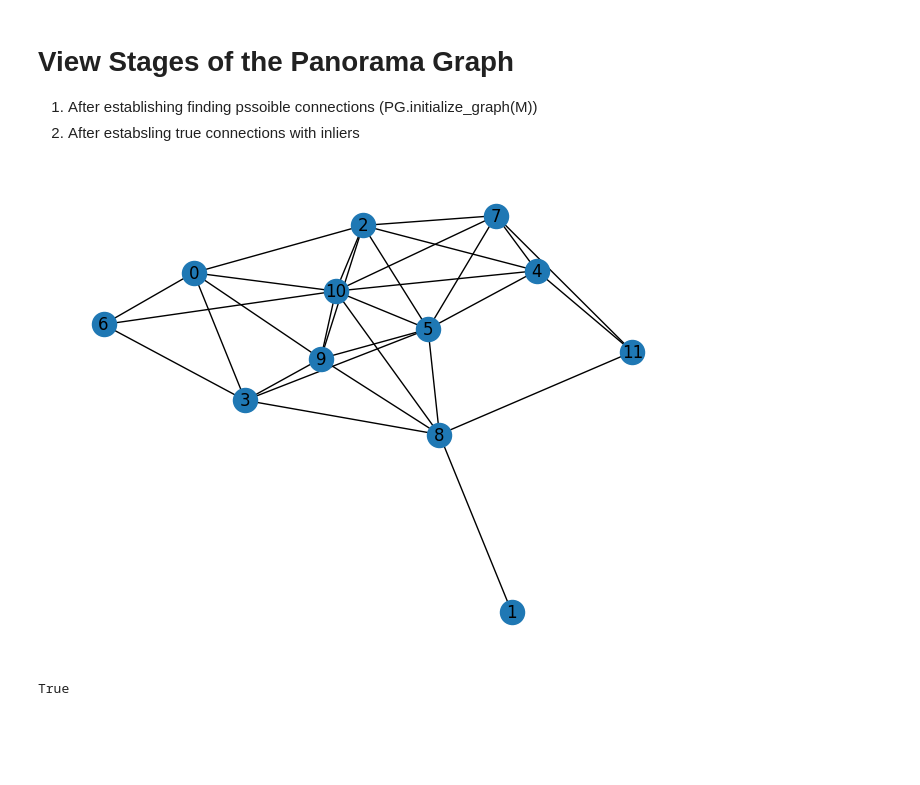
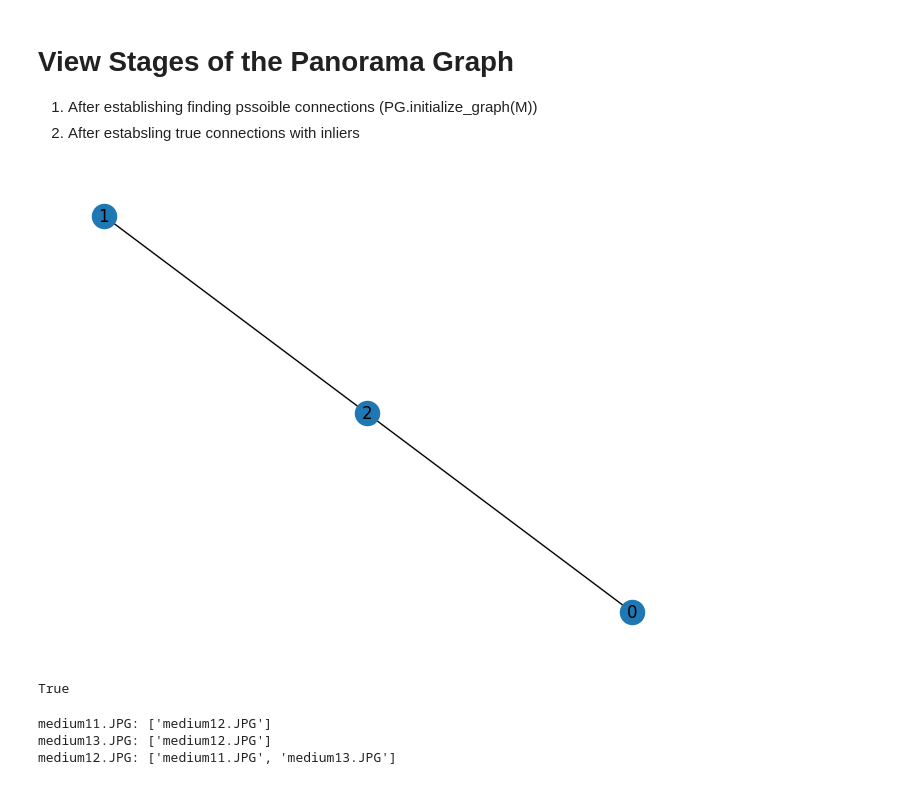
Before and after one commit to GCSchmidt/local-image-features-apps, a Jupyter notebook: src/image_stitching/model_experiments.ipynb, the cells around one changed output. Cells and saved outputs as stored; diff of their text form; code cells hidden in the pictures; blank space fills up the shorter version.

```diff
--- a/src/image_stitching/model_experiments.ipynb
+++ b/src/image_stitching/model_experiments.ipynb
@@ -120,14 +145,24 @@ uav: fully connected = True
 1. After establishing finding pssoible connections (PG.initialize_graph(M))
 2. After estabsling true connections with inliers
 # %%
-Pano = models.Panorama("/home/schmidtg/coding_projetcs/local-image-features-apps/src/image_stitching/datasets/example-data/zijing")
+Pano = models.Panorama("/home/schmidtg/coding_projetcs/local-image-features-apps/src/image_stitching/datasets/example-data copy/CMU0")
 _ = Pano.detect()
 _ = Pano.match_all_images()
 M = Pano.match_ratio_matrix()
-PG = models.PanoramaGraph(0.1)
+PG = models.PanoramaGraph(0.20)
 PG.initialize_graph(M)
 pu.plot_panorama_graph(PG)
 PG.fully_connected
 # %% [output]
-[figure, old version]
+[figure, new version]
 True
+# %%
+for i in range(len(Pano.image_files)):
+    neighbours = PG.get_k_closest_neighbors(i)
+    i_name = Pano.get_file_name(i)
+    neighbours_names = [Pano.get_file_name(n) for n in neighbours]
+    print(f"{i_name}: {neighbours_names}")
+# %% [output]
+medium11.JPG: ['medium12.JPG']
+medium13.JPG: ['medium12.JPG']
+medium12.JPG: ['medium11.JPG', 'medium13.JPG']
```
Also changed, not shown: parts of 29 cells of this notebook, 2 other files.
